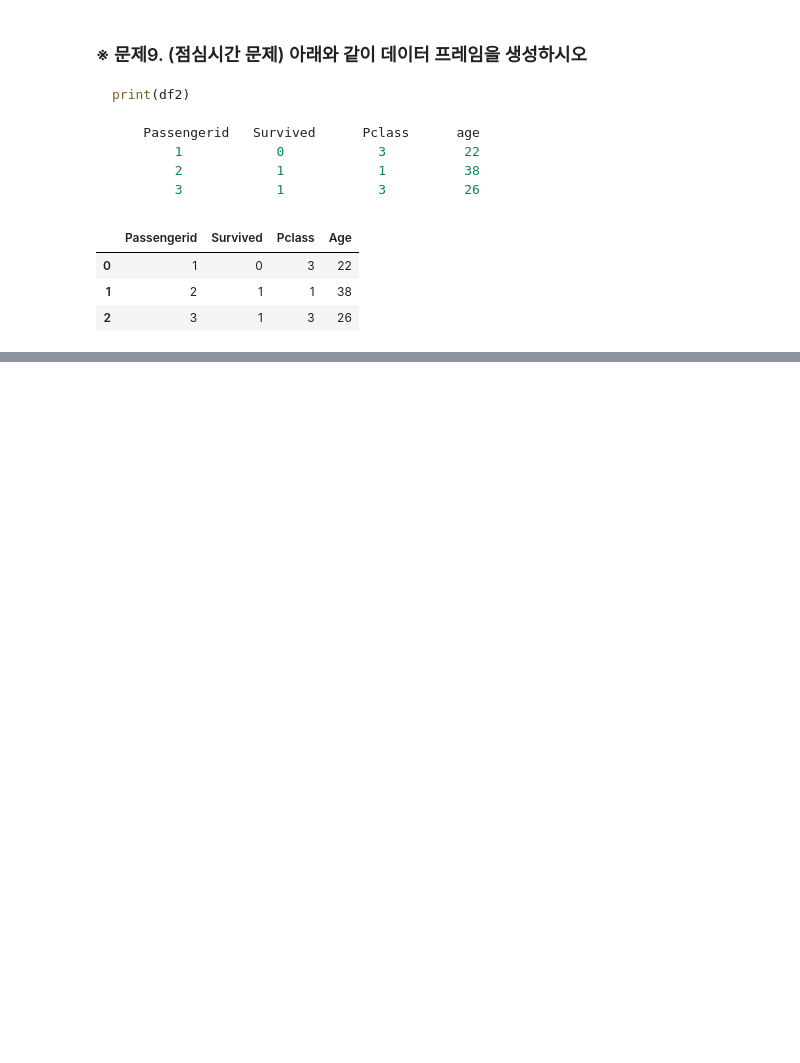
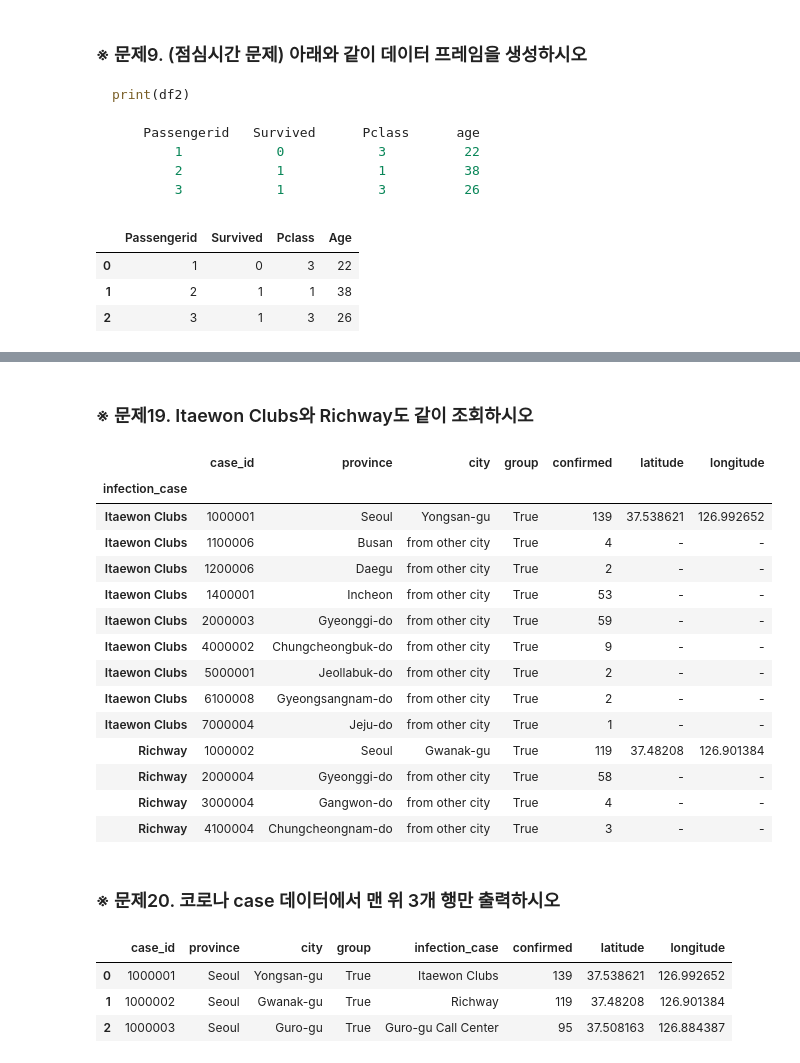
Before and after one commit to Adrian123K/pandas_ml, a Jupyter notebook: 01-1. Pandas DA (200709).ipynb, the cells around one changed output, grey strips where cells are left out. Cells and saved outputs as stored; diff of their text form; code cells hidden in the pictures; blank space fills up the shorter version.

```diff
--- a/01-1. Pandas DA (200709).ipynb
+++ b/01-1. Pandas DA (200709).ipynb
@@ -278,0 +510,33 @@ df2
+# %% [markdown]
+### ※ 문제19. Itaewon Clubs와 Richway도 같이 조회하시오
+# %%
+import pandas as pd
+case = pd.read_csv('Case.csv',index_col='infection_case')
+case.loc[['Itaewon Clubs','Richway']]
+# %% [output]
+|  | case_id | province | city | group | confirmed | latitude | longitude |
+| infection_case |  |  |  |  |  |  |  |
+| Itaewon Clubs | 1000001 | Seoul | Yongsan-gu | True | 139 | 37.538621 | 126.992652 |
+| Itaewon Clubs | 1100006 | Busan | from other city | True | 4 | - | - |
+| Itaewon Clubs | 1200006 | Daegu | from other city | True | 2 | - | - |
+| Itaewon Clubs | 1400001 | Incheon | from other city | True | 53 | - | - |
+| Itaewon Clubs | 2000003 | Gyeonggi-do | from other city | True | 59 | - | - |
+| Itaewon Clubs | 4000002 | Chungcheongbuk-do | from other city | True | 9 | - | - |
+| Itaewon Clubs | 5000001 | Jeollabuk-do | from other city | True | 2 | - | - |
+| Itaewon Clubs | 6100008 | Gyeongsangnam-do | from other city | True | 2 | - | - |
+| Itaewon Clubs | 7000004 | Jeju-do | from other city | True | 1 | - | - |
+| Richway | 1000002 | Seoul | Gwanak-gu | True | 119 | 37.48208 | 126.901384 |
+| Richway | 2000004 | Gyeonggi-do | from other city | True | 58 | - | - |
+| Richway | 3000004 | Gangwon-do | from other city | True | 4 | - | - |
+| Richway | 4100004 | Chungcheongnam-do | from other city | True | 3 | - | - |
+# %% [markdown]
+### ※ 문제20. 코로나 case 데이터에서 맨 위 3개 행만 출력하시오
+# %%
+import pandas as pd
+case = pd.read_csv('Case.csv')
+case.iloc[0:3]
+# %% [output]
+|  | case_id | province | city | group | infection_case | confirmed | latitude | longitude |
+| 0 | 1000001 | Seoul | Yongsan-gu | True | Itaewon Clubs | 139 | 37.538621 | 126.992652 |
+| 1 | 1000002 | Seoul | Gwanak-gu | True | Richway | 119 | 37.48208 | 126.901384 |
+| 2 | 1000003 | Seoul | Guro-gu | True | Guro-gu Call Center | 95 | 37.508163 | 126.884387 |
```
Also changed, not shown: parts of 39 cells of this notebook, 1 other file.
